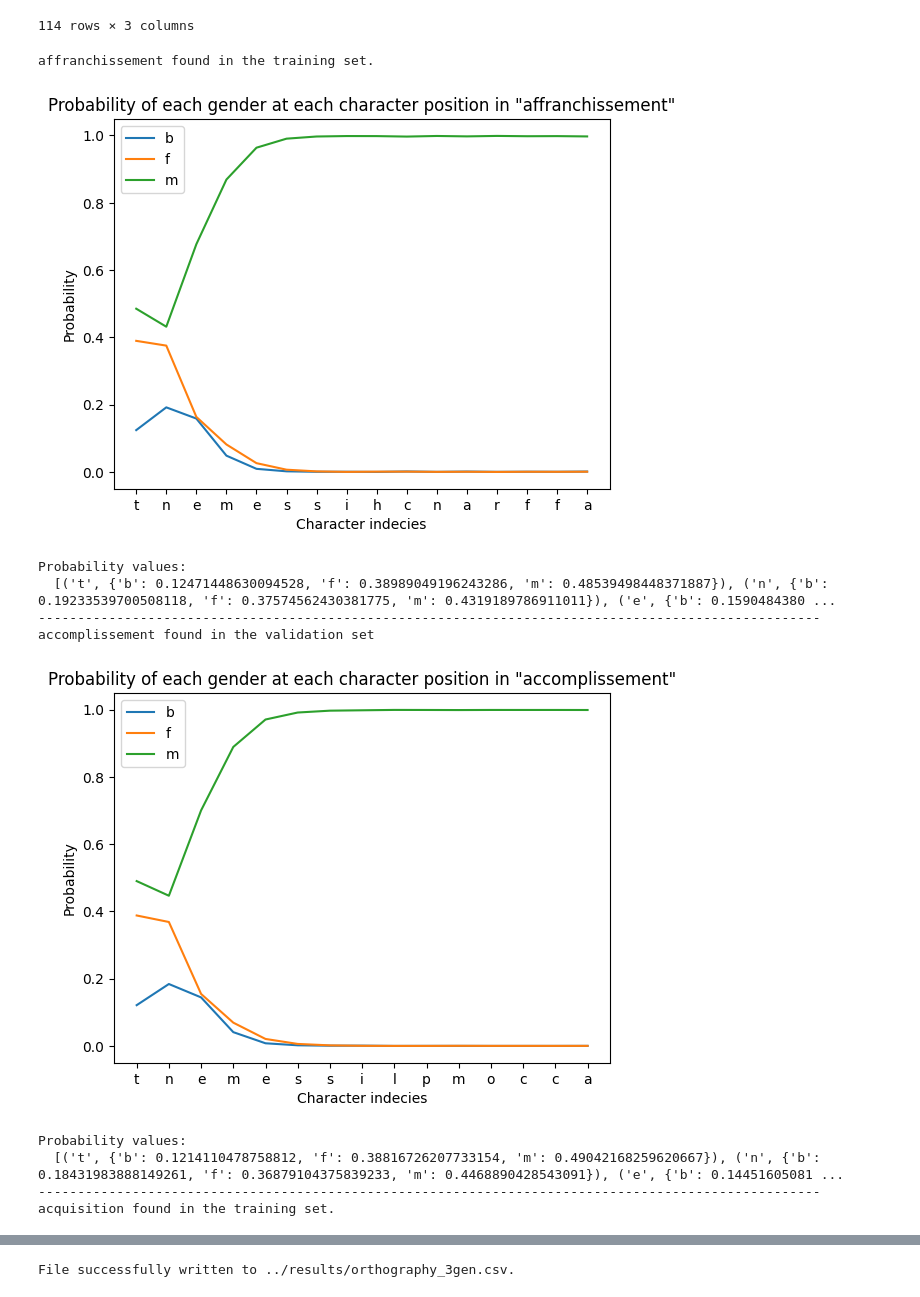
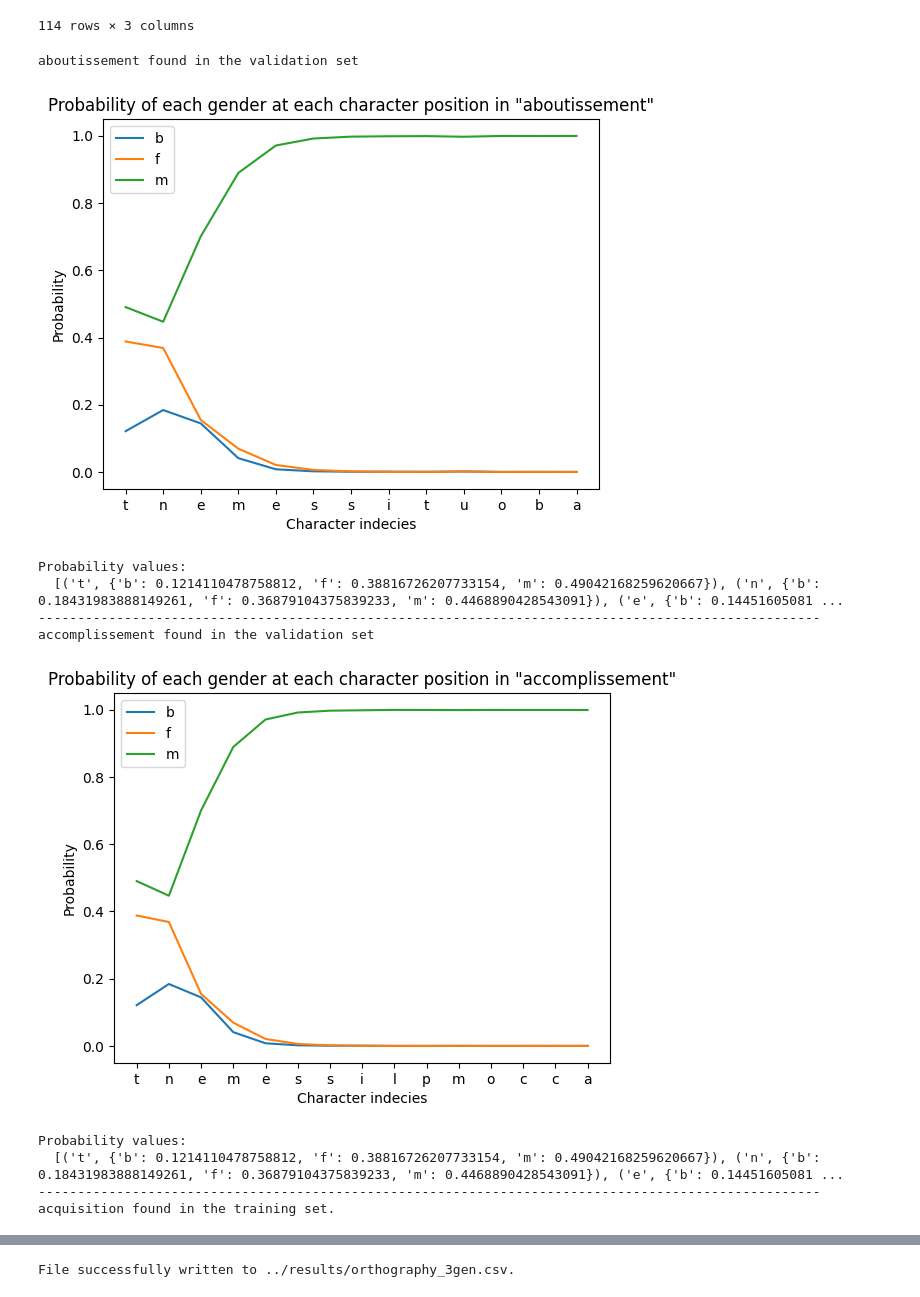
Before and after one commit to obonami/gender_prediction, a Jupyter notebook: src/analysis.ipynb, the cells around one changed output, grey strips where cells are left out. Drawn from its saved outputs; the diff is of its cells as text; code cells hidden in the pictures.

```diff
--- a/src/analysis.ipynb
+++ b/src/analysis.ipynb
@@ -46,18 +46,18 @@ whitespace
 # %%
 # view_plateau('abstraction', '../saved_models/orthography_3gen.pth')
 # view_plateau('abatage', '../saved_models/orthography_3gen.pth')
-view_plateau('affranchissement', '../saved_models/orthography_3gen.pth')
+view_plateau('aboutissement', '../saved_models/orthography_3gen.pth')
 print('-' * 100)
 view_plateau('accomplissement', '../saved_models/orthography_3gen.pth')
 print('-' * 100)
 view_plateau('acquisition', '../saved_models/orthography_3gen.pth')
 print('-' * 100)
-view_plateau('accusatrice', '../saved_models/orthography_3gen.pth')
+view_plateau('acclamation', '../saved_models/orthography_3gen.pth')
 # %% [output]
-affranchissement found in the training set.
+aboutissement found in the validation set
-[figure, old version]
+[figure, new version]
 Probability values:
-  [('t', {'b': 0.12471448630094528, 'f': 0.38989049196243286, 'm': 0.48539498448371887}), ('n', {'b': 0.19233539700508118, 'f': 0.37574562430381775, 'm': 0.4319189786911011}), ('e', {'b': 0.1590484380 ...
+  [('t', {'b': 0.1214110478758812, 'f': 0.38816726207733154, 'm': 0.49042168259620667}), ('n', {'b': 0.18431983888149261, 'f': 0.36879104375839233, 'm': 0.4468890428543091}), ('e', {'b': 0.14451605081 ...
 ----------------------------------------------------------------------------------------------------
 accomplissement found in the validation set
 [figure]
```
Also changed, not shown: parts of 1 cell of this notebook.
